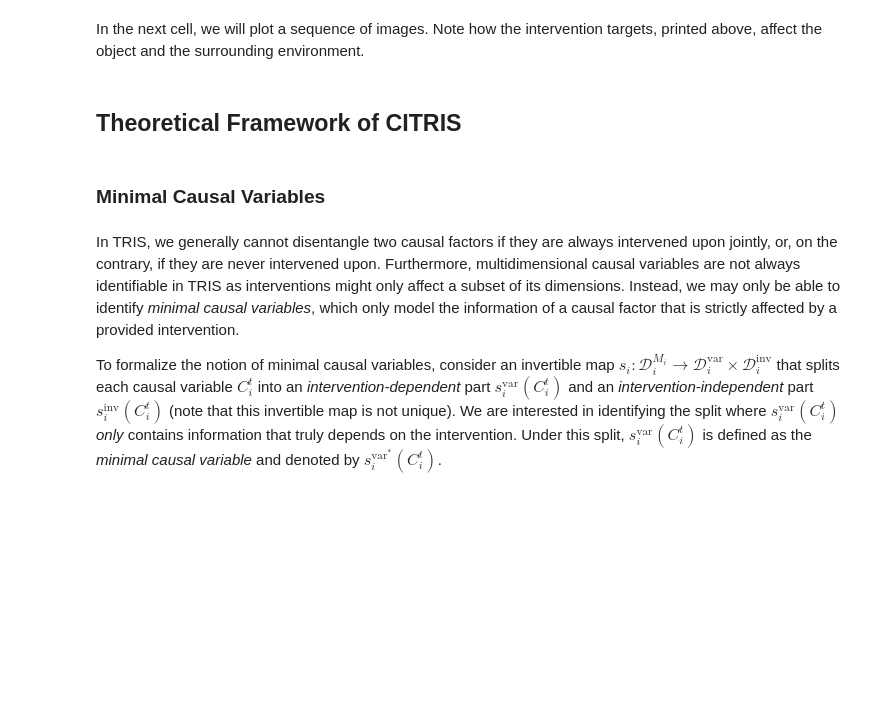
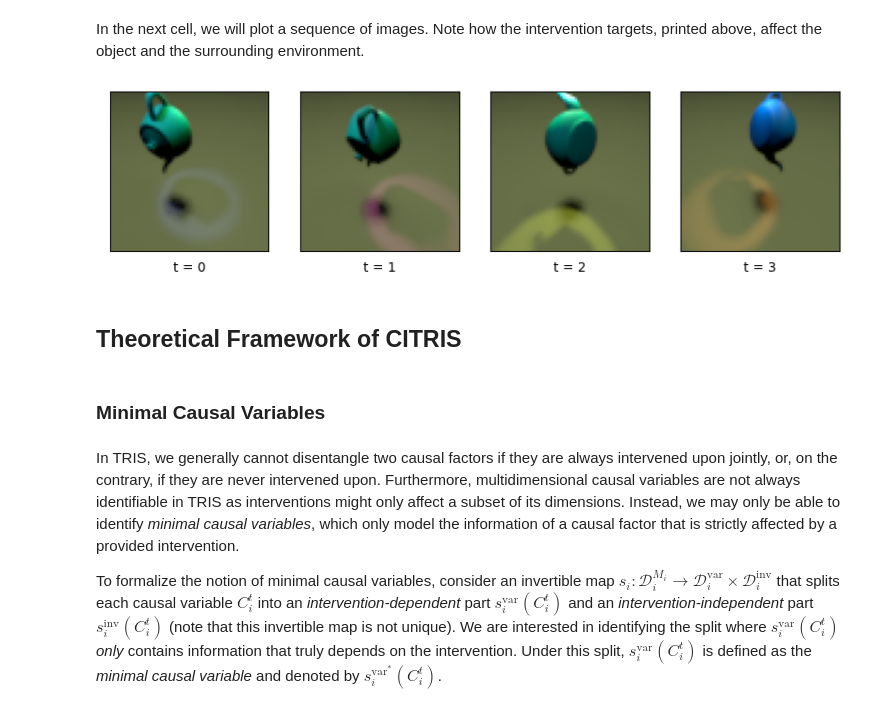
Before and after one commit to AngelosNal/CITRIS_Tutorial, a Jupyter notebook: citris-tutorial.ipynb, the cells around one changed output. Cells and saved outputs as stored; diff of their text form; code cells hidden in the pictures; blank space fills up the shorter version.

```diff
--- a/citris-tutorial.ipynb
+++ b/citris-tutorial.ipynb
@@ -92,11 +97,14 @@ In the next cell, we will plot a sequence of images. Note how the intervention t
 # %%
 plt.rcParams['figure.figsize'] = [10, 5]
 for i in range(time_steps):
     plt.subplot(1, time_steps, i+1)
     plt.imshow(causal3d_dataset['images'][i])
+    plt.xlabel(f't = {i}')
     plt.xticks([])
     plt.yticks([])
 plt.show()
+# %% [output]
+[figure, added]
 # %% [markdown]
 ## Theoretical Framework of CITRIS
 # %% [markdown]
```
Also changed, not shown: parts of 3 cells of this notebook.
